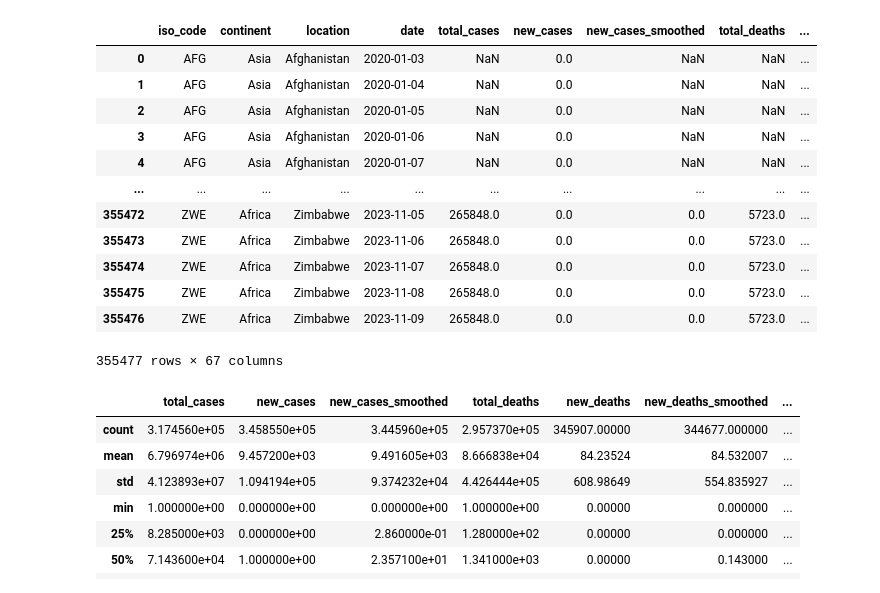
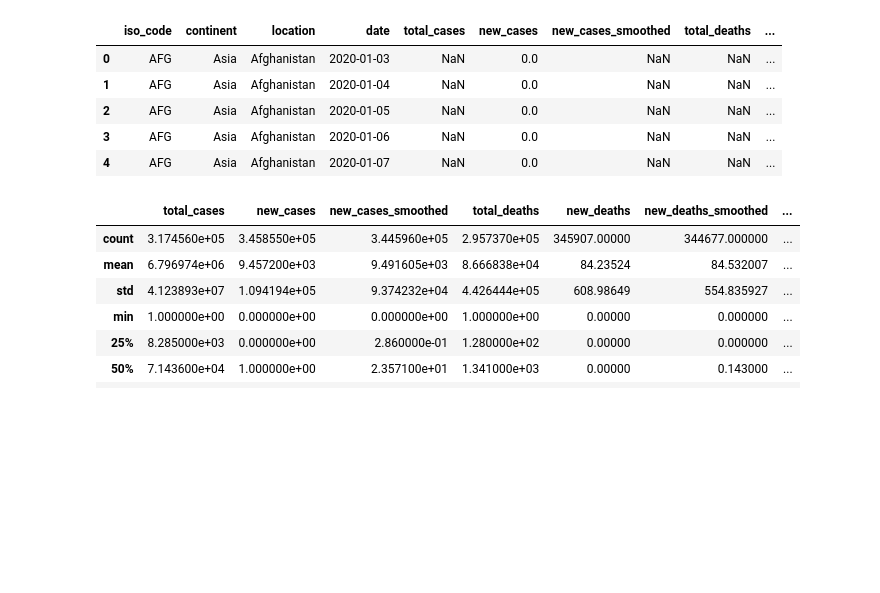
Before and after one commit to alib2014/Data-science, a Jupyter notebook: EDA/CovidEDA.ipynb, the cells around one changed output. Saved outputs shown, nothing was run; the diff lists cells and outputs as text; code cells hidden in the pictures; blank space fills up the shorter version.

```diff
--- a/EDA/CovidEDA.ipynb
+++ b/EDA/CovidEDA.ipynb
@@ -7,21 +7,14 @@ import plotly.express as px
 # %%
 pd.set_option('display.max_columns', None)
 data = pd.read_csv('owid-covid-data.csv')
-data
+data.head()
 # %% [output]
 |  | iso_code | continent | location | date | total_cases | new_cases | new_cases_smoothed | total_deaths | ... |
 | 0 | AFG | Asia | Afghanistan | 2020-01-03 | NaN | 0.0 | NaN | NaN | ... |
 | 1 | AFG | Asia | Afghanistan | 2020-01-04 | NaN | 0.0 | NaN | NaN | ... |
 | 2 | AFG | Asia | Afghanistan | 2020-01-05 | NaN | 0.0 | NaN | NaN | ... |
 | 3 | AFG | Asia | Afghanistan | 2020-01-06 | NaN | 0.0 | NaN | NaN | ... |
 | 4 | AFG | Asia | Afghanistan | 2020-01-07 | NaN | 0.0 | NaN | NaN | ... |
-| ... | ... | ... | ... | ... | ... | ... | ... | ... | ... |
-| 355472 | ZWE | Africa | Zimbabwe | 2023-11-05 | 265848.0 | 0.0 | 0.0 | 5723.0 | ... |
-| 355473 | ZWE | Africa | Zimbabwe | 2023-11-06 | 265848.0 | 0.0 | 0.0 | 5723.0 | ... |
-| 355474 | ZWE | Africa | Zimbabwe | 2023-11-07 | 265848.0 | 0.0 | 0.0 | 5723.0 | ... |
-| 355475 | ZWE | Africa | Zimbabwe | 2023-11-08 | 265848.0 | 0.0 | 0.0 | 5723.0 | ... |
-| 355476 | ZWE | Africa | Zimbabwe | 2023-11-09 | 265848.0 | 0.0 | 0.0 | 5723.0 | ... |
-355477 rows × 67 columns
 # %%
 data.describe()
 # %% [output]
```
Also changed, not shown: parts of 77 cells of this notebook.
